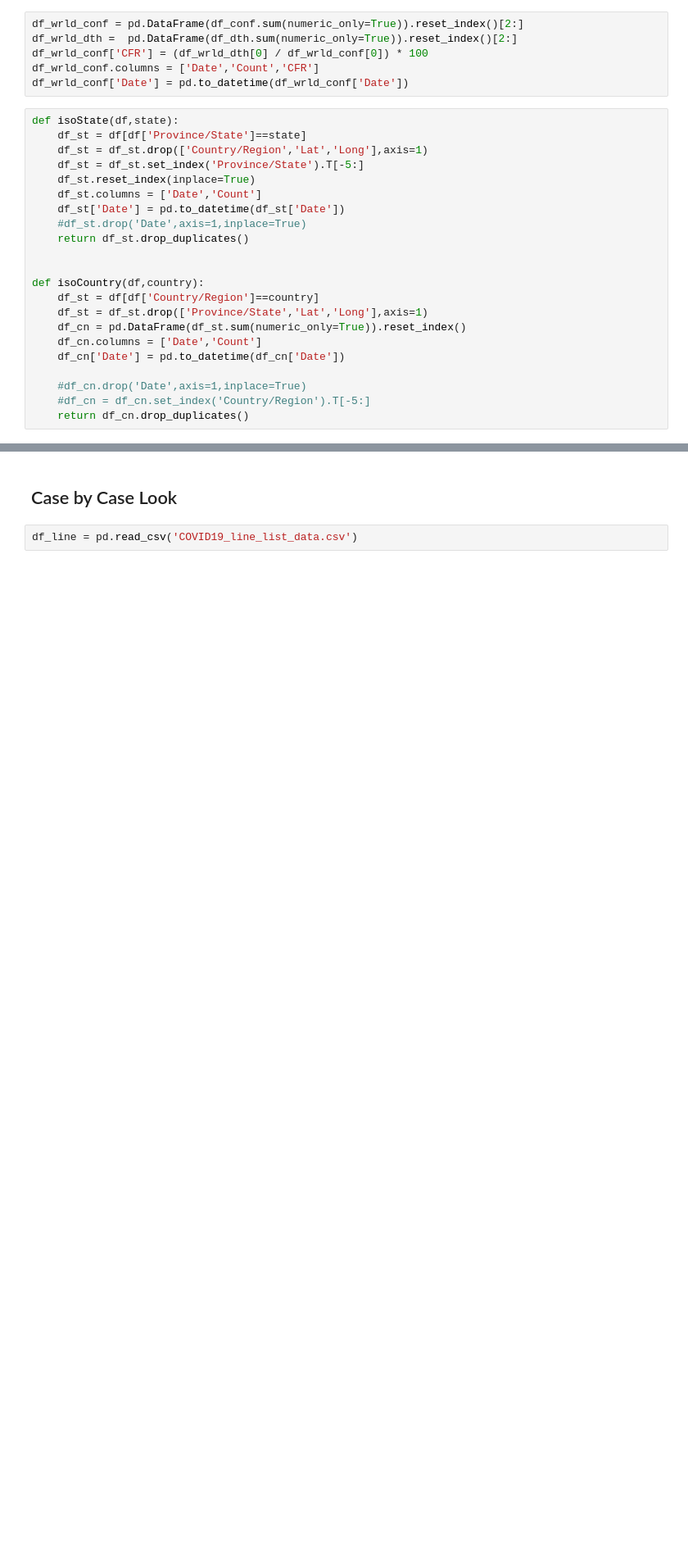
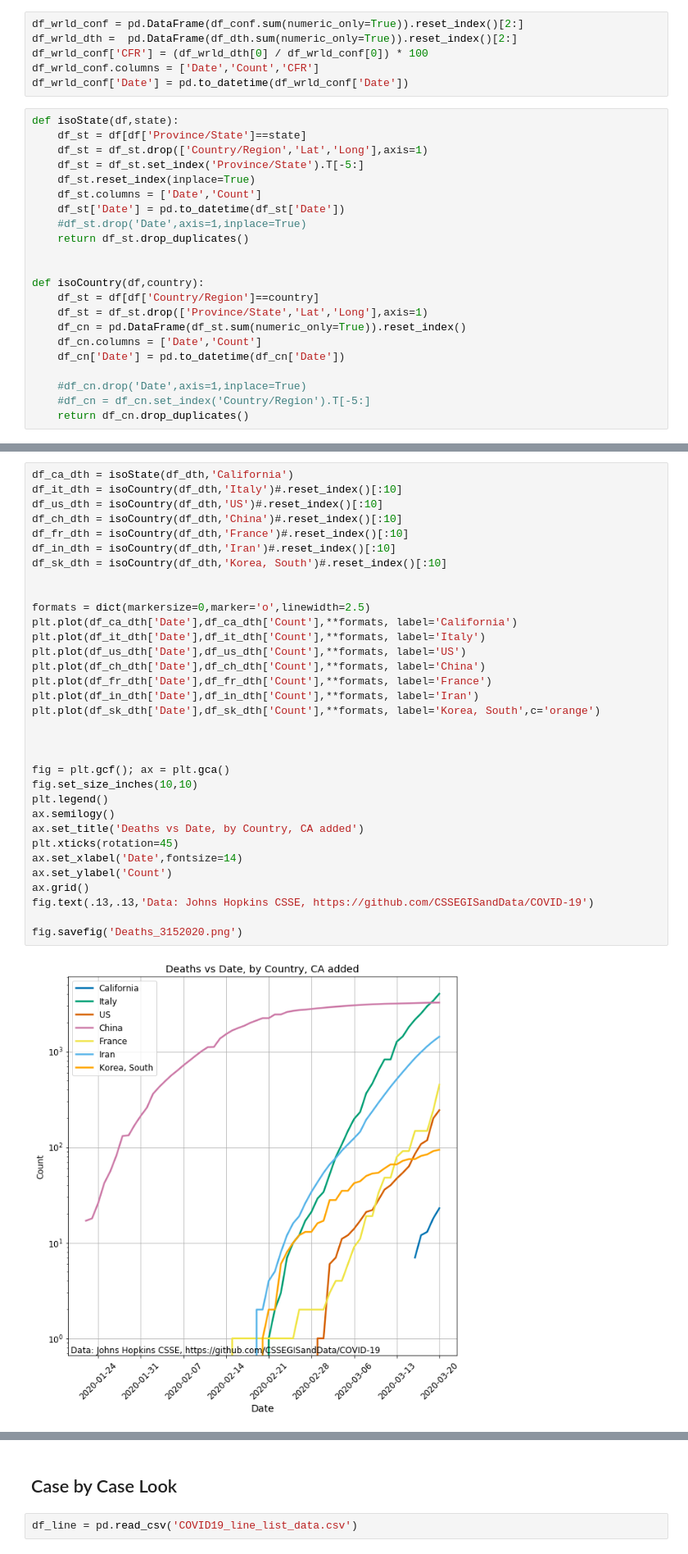
Before and after one commit to mattmendoza/COVID-19, a Jupyter notebook: DataExploration.ipynb, the cells around one changed output, grey strips where cells are left out. Shown at 82% size. Cells and saved outputs as stored; diff of their text form; blank space fills up the shorter version.

```diff
--- a/DataExploration.ipynb
+++ b/DataExploration.ipynb
@@ -85,0 +122,35 @@ def isoCountry(df,country):
+# %%
+df_ca_dth = isoState(df_dth,'California')
+df_it_dth = isoCountry(df_dth,'Italy')#.reset_index()[:10]
+df_us_dth = isoCountry(df_dth,'US')#.reset_index()[:10]
+df_ch_dth = isoCountry(df_dth,'China')#.reset_index()[:10]
+df_fr_dth = isoCountry(df_dth,'France')#.reset_index()[:10]
+df_in_dth = isoCountry(df_dth,'Iran')#.reset_index()[:10]
+df_sk_dth = isoCountry(df_dth,'Korea, South')#.reset_index()[:10]
+
+
+formats = dict(markersize=0,marker='o',linewidth=2.5)
+plt.plot(df_ca_dth['Date'],df_ca_dth['Count'],**formats, label='California')
+plt.plot(df_it_dth['Date'],df_it_dth['Count'],**formats, label='Italy')
+plt.plot(df_us_dth['Date'],df_us_dth['Count'],**formats, label='US')
+plt.plot(df_ch_dth['Date'],df_ch_dth['Count'],**formats, label='China')
+plt.plot(df_fr_dth['Date'],df_fr_dth['Count'],**formats, label='France')
+plt.plot(df_in_dth['Date'],df_in_dth['Count'],**formats, label='Iran')
+plt.plot(df_sk_dth['Date'],df_sk_dth['Count'],**formats, label='Korea, South',c='orange')
+
+
+
+fig = plt.gcf(); ax = plt.gca()
+fig.set_size_inches(10,10)
+plt.legend()
+ax.semilogy()
+ax.set_title('Deaths vs Date, by Country, CA added')
+plt.xticks(rotation=45)
+ax.set_xlabel('Date',fontsize=14)
+ax.set_ylabel('Count')
+ax.grid()
+fig.text(.13,.13,'Data: Johns Hopkins CSSE, https://github.com/CSSEGISandData/COVID-19')
+
+fig.savefig('Deaths_3152020.png')
+# %% [output]
+[figure, added]
```
Also changed, not shown: parts of 9 cells of this notebook, 7 other files.
